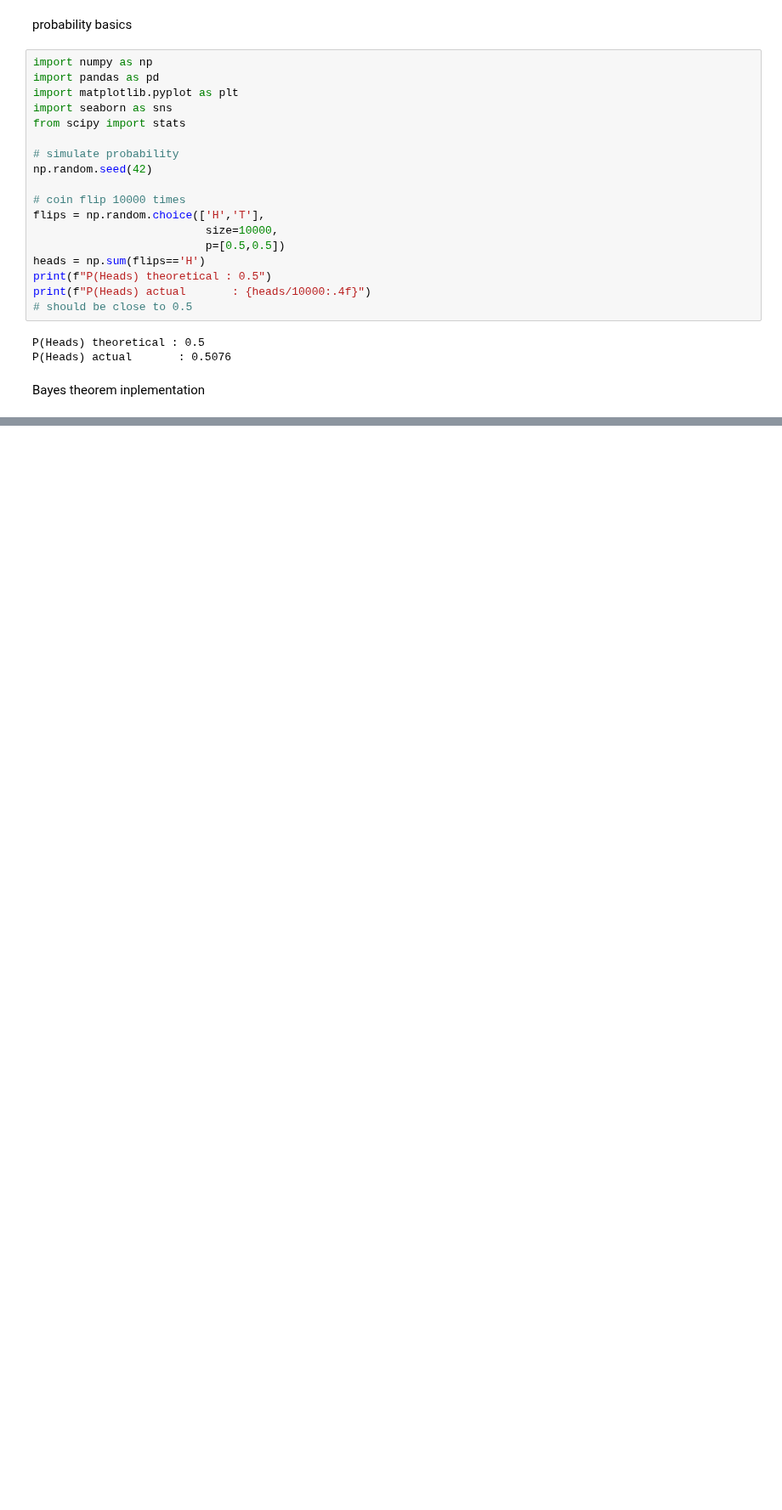
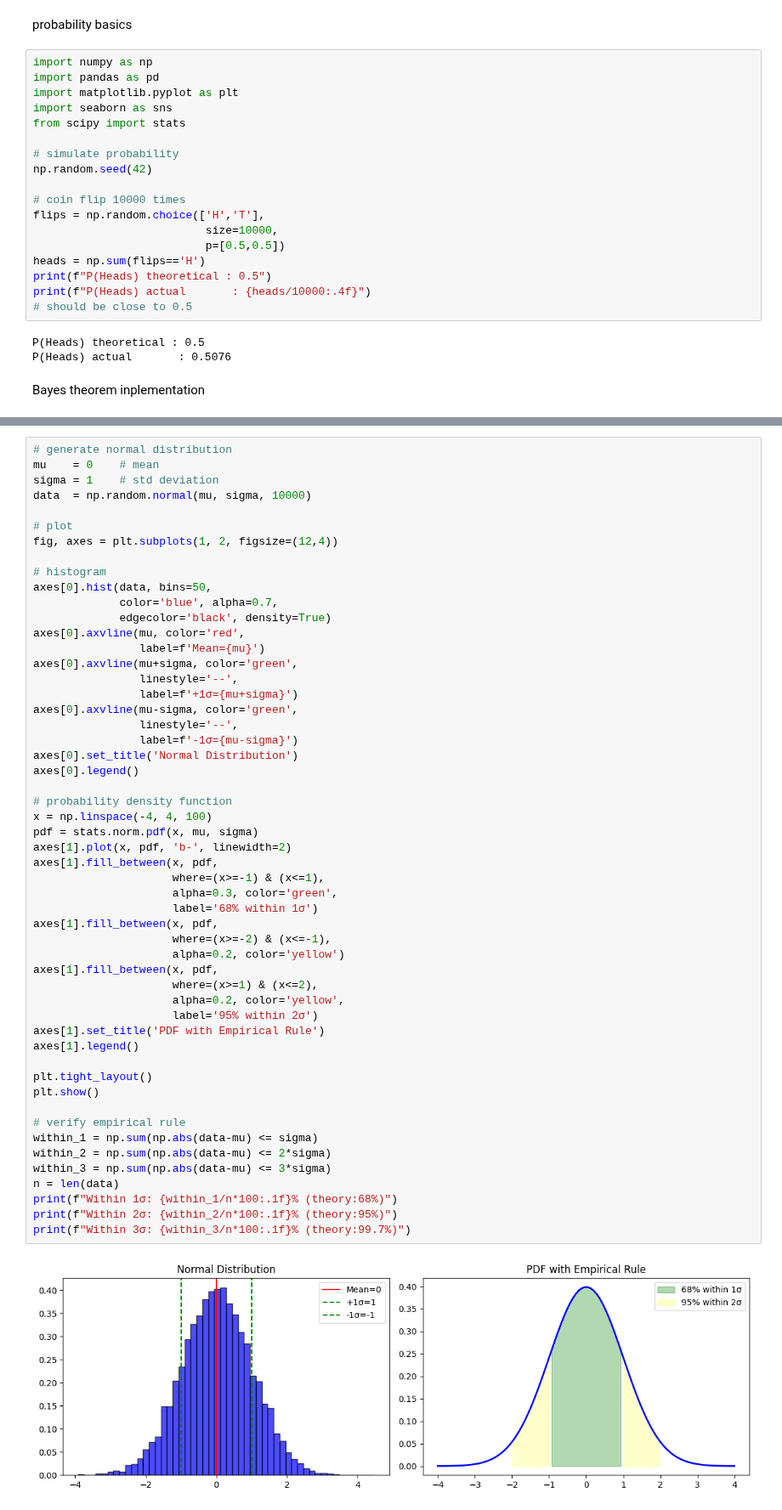
Before and after one commit to vnzhere/Python-, a Jupyter notebook: Housing_marketing_intelligence.ipynb, the cells around one changed output, grey strips where cells are left out. Shown at 85% size. Drawn from its saved outputs; the diff is of its cells as text; blank space fills up the shorter version.

```diff
--- a/Housing_marketing_intelligence.ipynb
+++ b/Housing_marketing_intelligence.ipynb
@@ -627,0 +663,55 @@ Bayes theorem inplementation
+# %%
+# generate normal distribution
+mu    = 0    # mean
+sigma = 1    # std deviation
+data  = np.random.normal(mu, sigma, 10000)
+
+# plot
+fig, axes = plt.subplots(1, 2, figsize=(12,4))
+
+# histogram
+axes[0].hist(data, bins=50,
+             color='blue', alpha=0.7,
+             edgecolor='black', density=True)
+axes[0].axvline(mu, color='red',
+                label=f'Mean={mu}')
+axes[0].axvline(mu+sigma, color='green',
+                linestyle='--',
+                label=f'+1σ={mu+sigma}')
+axes[0].axvline(mu-sigma, color='green',
+                linestyle='--',
+                label=f'-1σ={mu-sigma}')
+axes[0].set_title('Normal Distribution')
+axes[0].legend()
+
+# probability density function
+x = np.linspace(-4, 4, 100)
+pdf = stats.norm.pdf(x, mu, sigma)
+axes[1].plot(x, pdf, 'b-', linewidth=2)
+axes[1].fill_between(x, pdf,
+                     where=(x>=-1) & (x<=1),
+                     alpha=0.3, color='green',
+                     label='68% within 1σ')
+axes[1].fill_between(x, pdf,
+                     where=(x>=-2) & (x<=-1),
+                     alpha=0.2, color='yellow')
+axes[1].fill_between(x, pdf,
+                     where=(x>=1) & (x<=2),
+                     alpha=0.2, color='yellow',
+                     label='95% within 2σ')
+axes[1].set_title('PDF with Empirical Rule')
+axes[1].legend()
+
+plt.tight_layout()
+plt.show()
+
+# verify empirical rule
+within_1 = np.sum(np.abs(data-mu) <= sigma)
+within_2 = np.sum(np.abs(data-mu) <= 2*sigma)
+within_3 = np.sum(np.abs(data-mu) <= 3*sigma)
+n = len(data)
+print(f"Within 1σ: {within_1/n*100:.1f}% (theory:68%)")
+print(f"Within 2σ: {within_2/n*100:.1f}% (theory:95%)")
+print(f"Within 3σ: {within_3/n*100:.1f}% (theory:99.7%)")
+# %% [output]
+[figure, added]
```
Also changed, not shown: parts of 7 cells of this notebook.
